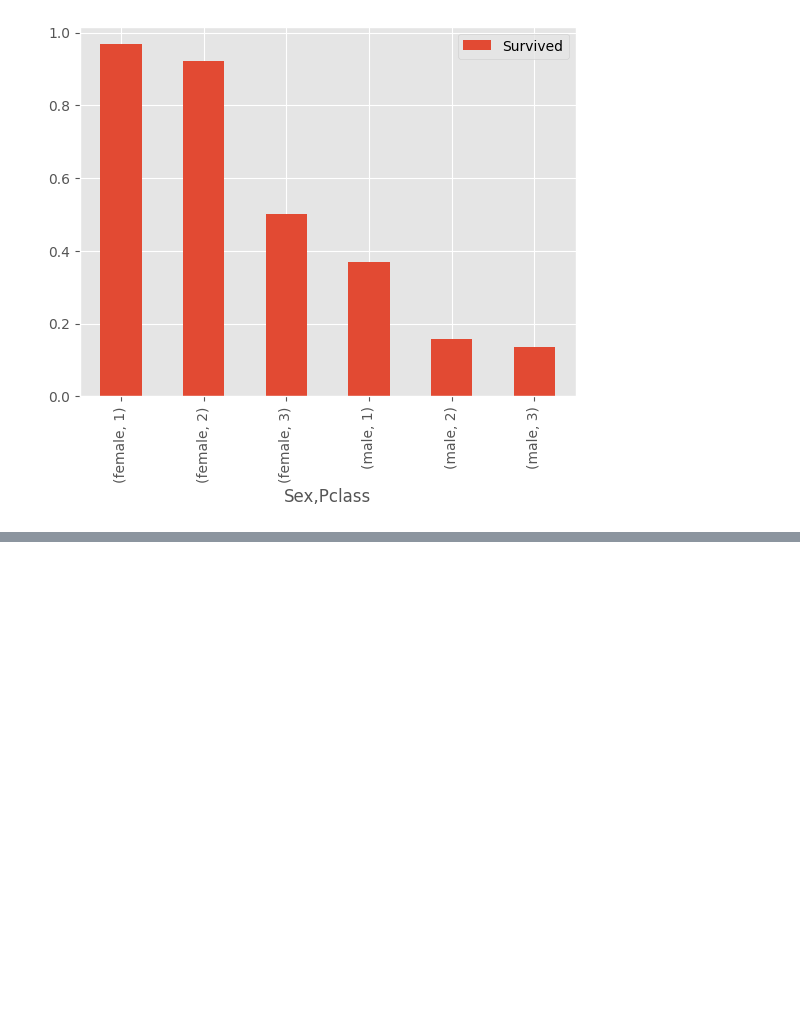
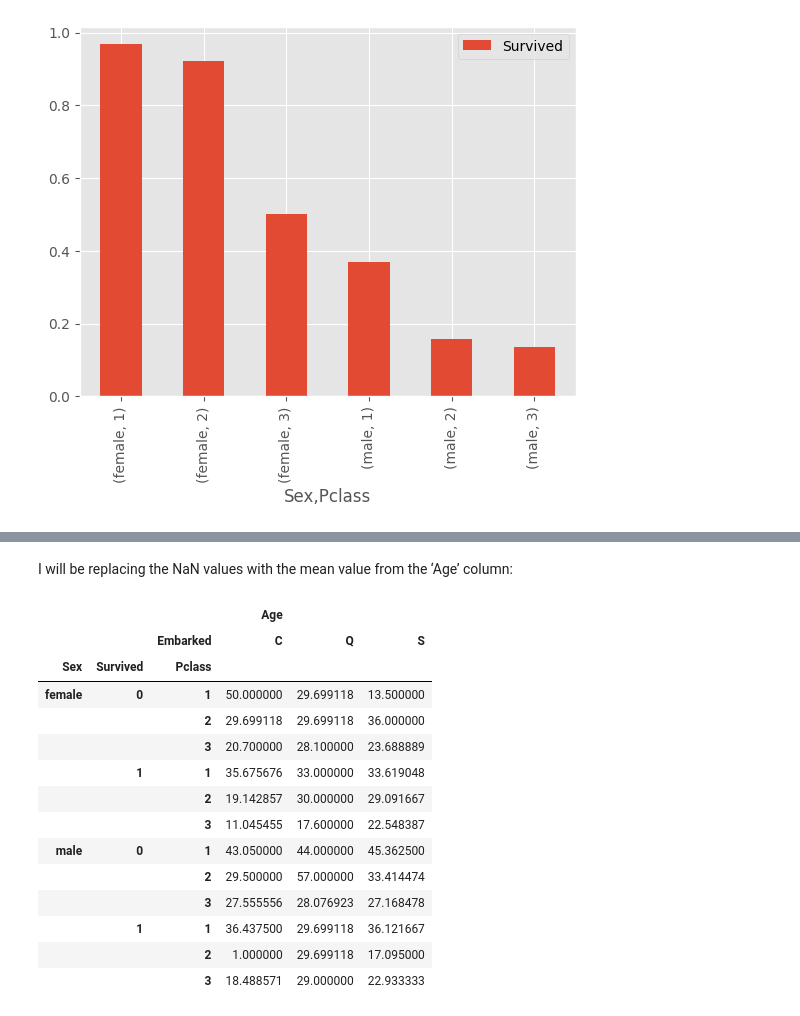
Before and after one commit to JeffreyAsuncion/DataAnalysis_Titanic_PivotTables, a Jupyter notebook: Titanic_PivotTable.ipynb, the cells around one changed output, grey strips where cells are left out. Cells and saved outputs as stored; diff of their text form; code cells hidden in the pictures; blank space fills up the shorter version.

```diff
--- a/Titanic_PivotTable.ipynb
+++ b/Titanic_PivotTable.ipynb
@@ -131,0 +255,22 @@ table.plot(kind='bar')
+# %% [markdown]
+I will be replacing the NaN values with the mean value from the ‘Age’ column:
+# %%
+#handling null values
+table = pd.pivot_table(df,index=['Sex','Survived','Pclass'],columns=['Embarked'],values=['Age'],aggfunc=np.mean,fill_value=np.mean(df['Age']))
+table
+# %% [output]
+|  |  |  | Age |  |  |
+|  |  | Embarked | C | Q | S |
+| Sex | Survived | Pclass |  |  |  |
+| female | 0 | 1 | 50.000000 | 29.699118 | 13.500000 |
+|  |  | 2 | 29.699118 | 29.699118 | 36.000000 |
+|  |  | 3 | 20.700000 | 28.100000 | 23.688889 |
+|  | 1 | 1 | 35.675676 | 33.000000 | 33.619048 |
+|  |  | 2 | 19.142857 | 30.000000 | 29.091667 |
+|  |  | 3 | 11.045455 | 17.600000 | 22.548387 |
+| male | 0 | 1 | 43.050000 | 44.000000 | 45.362500 |
+|  |  | 2 | 29.500000 | 57.000000 | 33.414474 |
+|  |  | 3 | 27.555556 | 28.076923 | 27.168478 |
+|  | 1 | 1 | 36.437500 | 29.699118 | 36.121667 |
+|  |  | 2 | 1.000000 | 29.699118 | 17.095000 |
+|  |  | 3 | 18.488571 | 29.000000 | 22.933333 |
```
Also changed, not shown: parts of 23 cells of this notebook, 1 other file.
